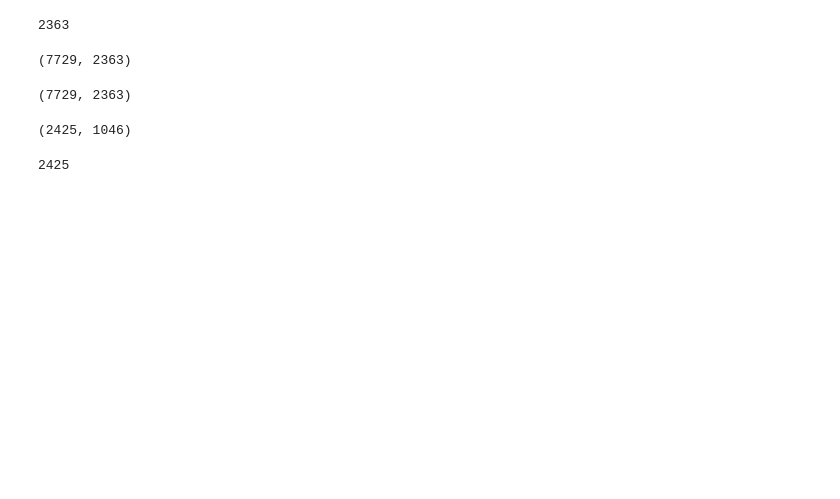
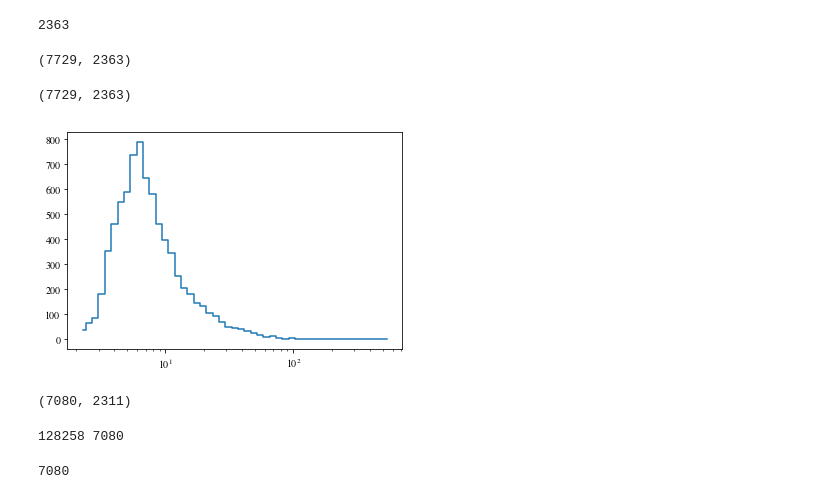
Before and after one commit to spencerw/tess_flare, a Jupyter notebook: GPflareStats1to13cpa313.ipynb, the cells around one changed output. Drawn from its saved outputs; the diff is of its cells as text; code cells hidden in the pictures; blank space fills up the shorter version.

```diff
--- a/GPflareStats1to13cpa313.ipynb
+++ b/GPflareStats1to13cpa313.ipynb
@@ -176,12 +176,21 @@ len(df), len(np.unique(df['file'].values))
 len(df), len(np.unique(df['file'].values))
 # %% [output]
 (7729, 2363)
+# %%
+q = df['smo_pk']/df['smo_sig']
+bins = np.logspace(np.log10(np.min(q)), np.log10(np.max(q)))
+hist, bins = np.histogram(q, bins=bins)
+bins = 0.5*(bins[1:] + bins[:-1])
+plt.plot(bins, hist, linestyle='steps-mid')
+plt.xscale('log')
+# %% [output]
+[figure, added]
 # %%
-# Only allow flare detections above the 1% level
-mask_signal = df['smo_pk'] > 0.01
+# Only allow flare detections above a certain S/N
+mask_signal = df['f_chisq'] > 0#df['smo_pk']/df['smo_sig'] > 3
 len(df[mask_signal]), len(np.unique(df[mask_signal]['file'].values))
 # %% [output]
-(2425, 1046)
+(7080, 2311)
 # %%
 from flareTools import id_segments
 
@@ -246,10 +255,12 @@ for filename in np.unique(np.unique(df[mask_signal]['file'].values)):
 # %%
 # Measure flare energies
 tic_gaia_table = pd.read_csv('ticGAIA1to13.csv')
-dfg = pd.merge(tic_gaia_table, df[mask_signal], on='TIC')
+print(len(tic_gaia_table), len(df[mask_signal]))
+dfg = pd.merge(tic_gaia_table, df[mask_signal], on='TIC', how='right')
 len(dfg)
 # %% [output]
-2425
+128258 7080
+7080
 # %%
 ed = (dfg['ed'].values*u.day).to(u.s)
 energy = (ed*dfg['lum']*u.erg/u.s).value
```
Also changed, not shown: parts of 12 cells of this notebook, 1 other file.
